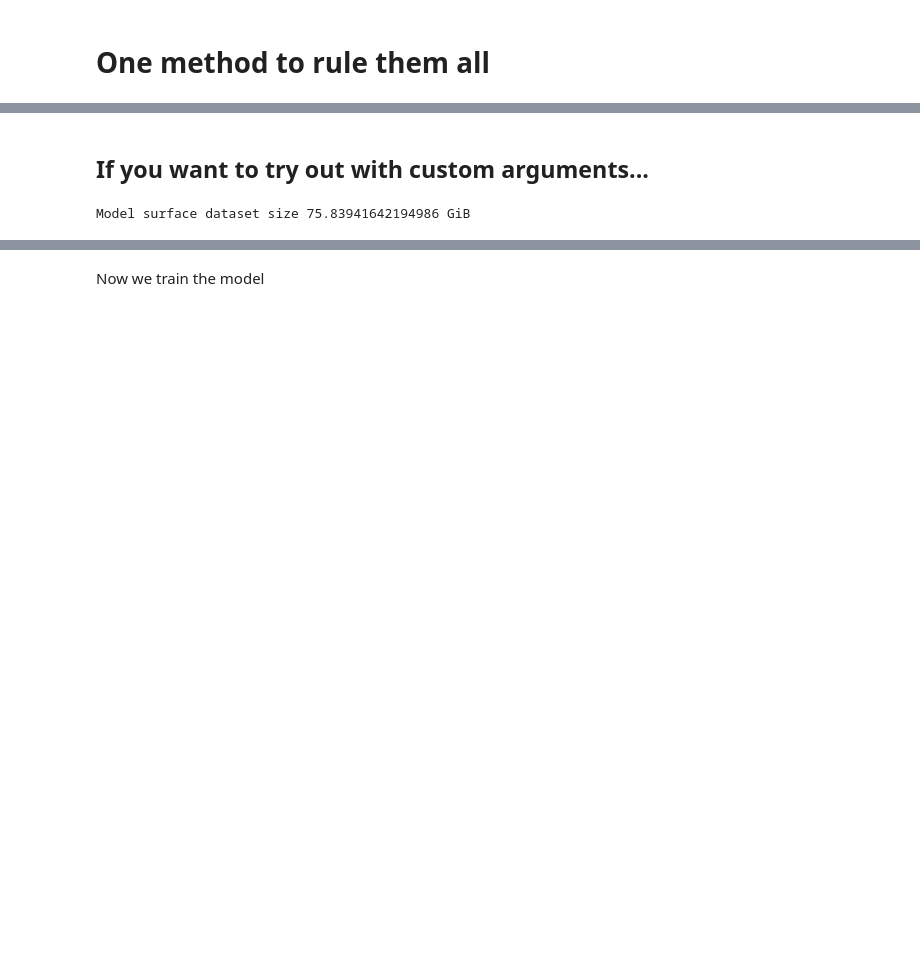
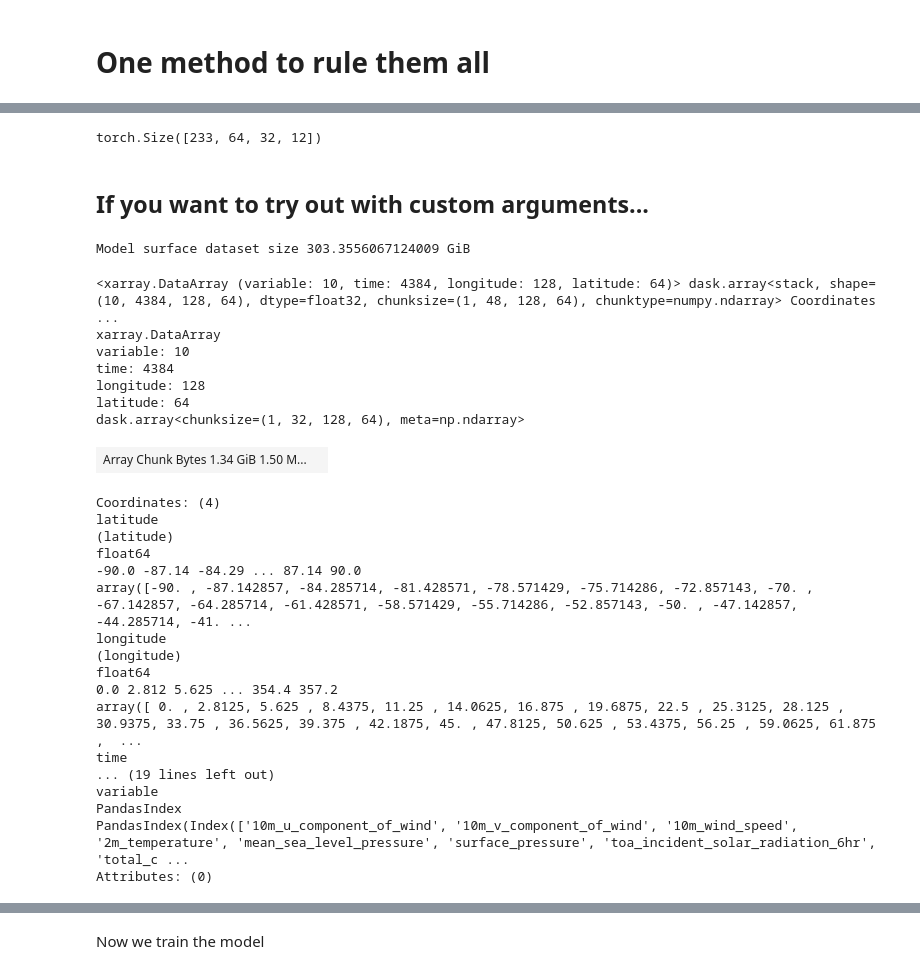
Before and after one commit to ArturKKK/graphcast-lite, a Jupyter notebook: data/full_pipeline.ipynb, the cells around one changed output, grey strips where cells are left out. Cells and saved outputs as stored; diff of their text form; code cells hidden in the pictures; blank space fills up the shorter version.

```diff
--- a/data/full_pipeline.ipynb
+++ b/data/full_pipeline.ipynb
@@ -9,0 +17,5 @@ Model surface dataset size 75.83941642194986 GiB
+# %%
+train_dataset = torch.load('datasets/train_dataset.pt')
+train_dataset.X.shape
+# %% [output]
+torch.Size([233, 64, 32, 12])
@@ -10,10 +31,46 @@ Model surface dataset size 75.83941642194986 GiB
 # %% [markdown]
 ## If you want to try out with custom arguments...
 # %%
-era5 = get_xarray_dataset('gs://weatherbench2/datasets/era5/1959-2022-6h-64x32_equiangular_with_poles_conservative.zarr')
-era5 = era5[['10m_u_component_of_wind', '10m_v_component_of_wind', '2m_temperature']]
-era5 = era5.sel(time=slice('2010-01-01', '2010-12-31'))
+era5 = get_xarray_dataset('gs://weatherbench2/datasets/era5/1959-2022-6h-128x64_equiangular_with_poles_conservative.zarr')
+era5 = era5[[
+    '10m_u_component_of_wind', '10m_v_component_of_wind',
+    '10m_wind_speed',
+    '2m_temperature',
+    'mean_sea_level_pressure',
+    'surface_pressure', 'toa_incident_solar_radiation_6hr',
+    'total_cloud_cover',
+    'total_column_water_vapour',
+    'total_precipitation_6hr']]
+era5 = era5.sel(time=slice('2008-01-01', '2010-12-31'))
 era5 = era5.to_array()
 # %% [output]
-Model surface dataset size 75.83941642194986 GiB
+Model surface dataset size 303.3556067124009 GiB
+# %%
+era5
+# %% [output]
+<xarray.DataArray (variable: 10, time: 4384, longitude: 128, latitude: 64)> dask.array<stack, shape=(10, 4384, 128, 64), dtype=float32, chunksize=(1, 48, 128, 64), chunktype=numpy.ndarray> Coordinates ...
+xarray.DataArray
+variable: 10
+time: 4384
+longitude: 128
+latitude: 64
+dask.array<chunksize=(1, 32, 128, 64), meta=np.ndarray>
+| Array Chunk Bytes 1.34 GiB 1.50 M... |  |
+Coordinates: (4)
+latitude
+(latitude)
+float64
+-90.0 -87.14 -84.29 ... 87.14 90.0
+array([-90. , -87.142857, -84.285714, -81.428571, -78.571429, -75.714286, -72.857143, -70. , -67.142857, -64.285714, -61.428571, -58.571429, -55.714286, -52.857143, -50. , -47.142857, -44.285714, -41. ...
+longitude
+(longitude)
+float64
+0.0 2.812 5.625 ... 354.4 357.2
+array([ 0. , 2.8125, 5.625 , 8.4375, 11.25 , 14.0625, 16.875 , 19.6875, 22.5 , 25.3125, 28.125 , 30.9375, 33.75 , 36.5625, 39.375 , 42.1875, 45. , 47.8125, 50.625 , 53.4375, 56.25 , 59.0625, 61.875 ,  ...
+time
+... (19 lines left out)
+variable
+PandasIndex
+PandasIndex(Index(['10m_u_component_of_wind', '10m_v_component_of_wind', '10m_wind_speed', '2m_temperature', 'mean_sea_level_pressure', 'surface_pressure', 'toa_incident_solar_radiation_6hr', 'total_c ...
+Attributes: (0)
 # %%
```
Also changed, not shown: parts of 9 cells of this notebook, 3 other files.
